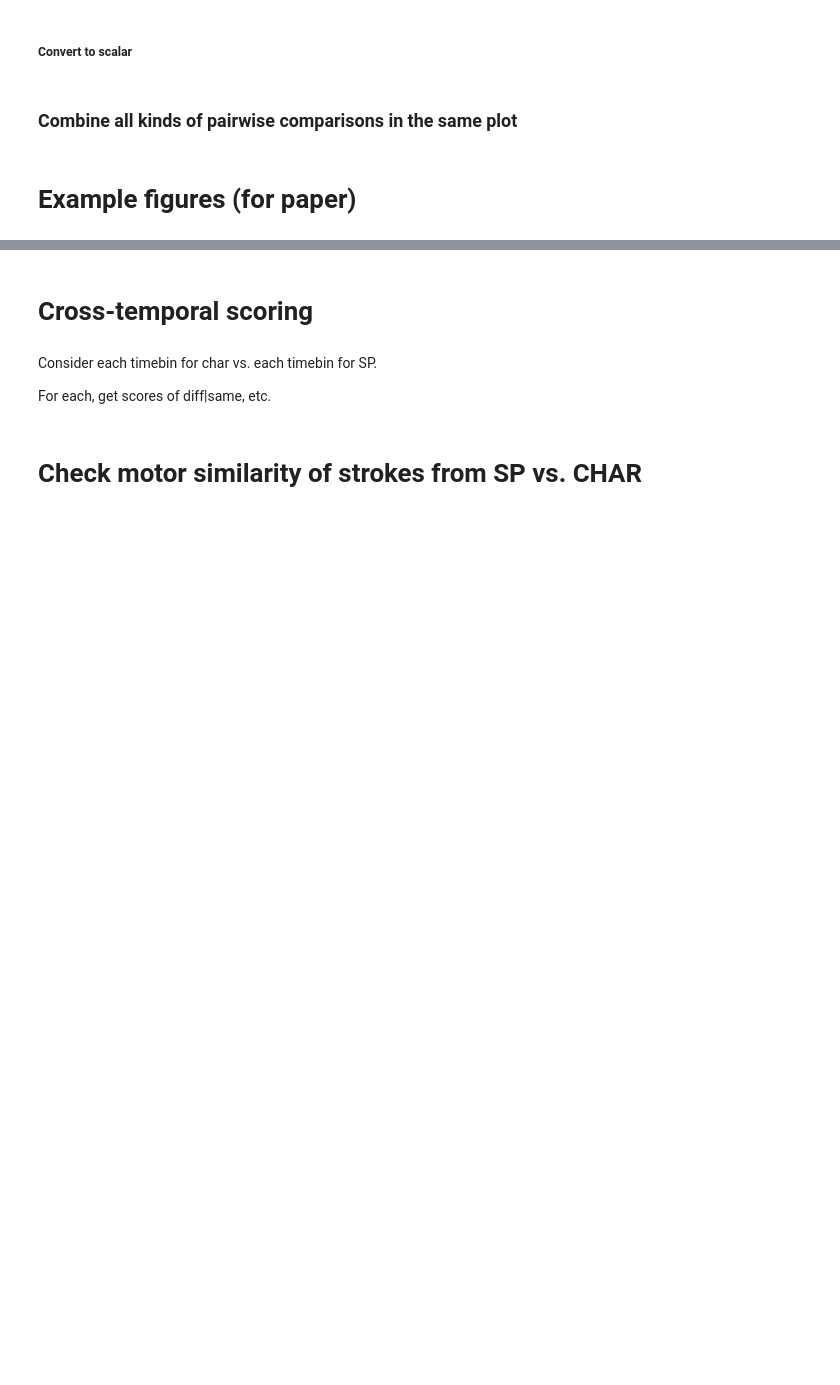
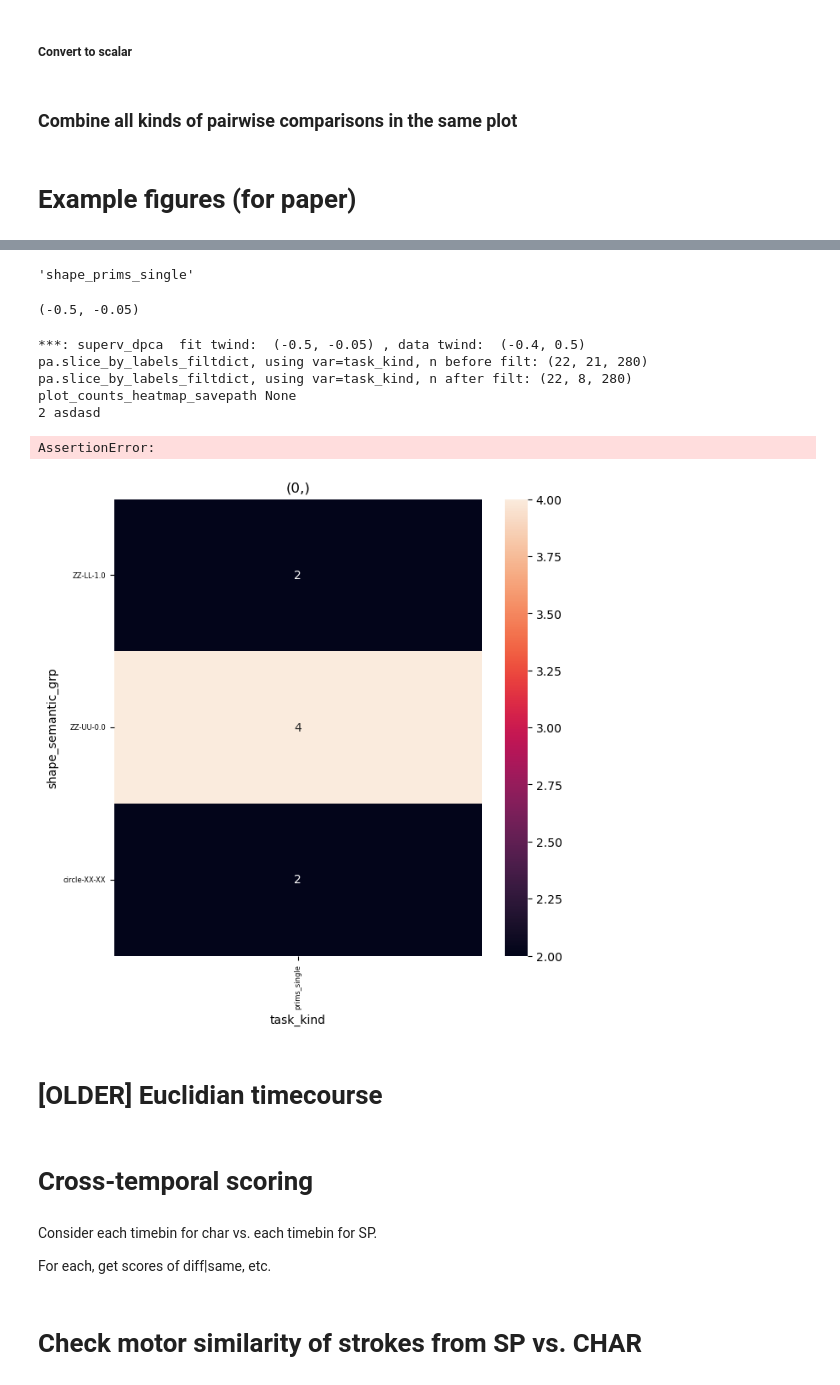
Before and after one commit to lucast4/neuralmonkey, a Jupyter notebook: neuralmonkey/notebooks_tutorials/241002_char_euclidian_pop.ipynb, the cells around one changed output, grey strips where cells are left out. Cells and saved outputs as stored; diff of their text form; code cells hidden in the pictures; blank space fills up the shorter version.

Commit message:
manuscript analyses in notebooks

```diff
--- a/neuralmonkey/notebooks_tutorials/241002_char_euclidian_pop.ipynb
+++ b/neuralmonkey/notebooks_tutorials/241002_char_euclidian_pop.ipynb
@@ -27,7 +30,7 @@ from neuralmonkey.classes.population_mult import extract_single_pa
 # version = "stroke"
 
 animal = "Diego"
-date = 231220
+date = 231120
 combine = True
 question = "CHAR_BASE_stroke"
 version = "stroke"
@@ -881,31 +876,0 @@ pa
-# %%
-
-# For raw data, pick out 10 neurons
-if False:
-    from neuralmonkey.metrics.scalar import _calc_modulation_by_frsm_event_aligned_time
-    res = []
-    for i, chan in enumerate(PA.Chans):
-        frmat = PA.X[i, :, :]
-        r2 = _calc_modulation_by_frsm_event_aligned_time(frmat)
-        res.append({
-            "r2":r2,
-            "chan":chan,
-            "indchan":i
-        })
-    animal, date
-    df = pd.DataFrame(res)
-    import seaborn as sns
-    fig = sns.catplot(data=df, x="chan", y="r2", aspect=2.5, kind="bar")
-    from pythonlib.tools.snstools import rotateLabel
-    rotateLabel(fig)
-    nchans = 10
-    list_indchan = df.sort_values("r2", ascending=False)["indchan"].tolist()[:nchans]
-    PA = PA.slice_by_dim_indices_wrapper("chans", list_indchan)
-
-# for each neuron get its
-if False:
-    # too many plots
-    import os
-    savedir = "/tmp/HEATMAPS"
-    os.makedirs(savedir, exist_ok=True)
-    plot_heatmap_firing_rates_all(PA, savedir)
@@ -986,0 +903,2 @@ beh_plot_event_timing_stroke(PA, animal, date, savedir, MS=MS)
+# %%
+DFallpa = DFallpa.loc[[1],:]
@@ -986,0 +1181,23 @@ beh_plot_event_timing_stroke(PA, animal, date, savedir, MS=MS)
+# %%
+subspace_projection
+# %% [output]
+'shape_prims_single'
+# %%
+subspace_projection_fitting_twindsubspace_projection_fitting_twind
+# %% [output]
+(-0.5, -0.05)
+# %%
+PAthisRedu = _preprocess_pa_dim_reduction(PAthis, subspace_projection, subspace_projection_fitting_twind,
+        twind_analy, tbin_dur, tbin_slide, savedir=None, raw_subtract_mean_each_timepoint=False,
+        inds_pa_fit=test_inds, inds_pa_final=train_inds)
+print(PAthisRedu)
+# %% [output]
+***: superv_dpca  fit twind:  (-0.5, -0.05) , data twind:  (-0.4, 0.5)
+pa.slice_by_labels_filtdict, using var=task_kind, n before filt: (22, 21, 280)
+pa.slice_by_labels_filtdict, using var=task_kind, n after filt: (22, 8, 280)
+plot_counts_heatmap_savepath None
+2 asdasd
+AssertionError:
+[figure, added]
+# %% [markdown]
+# [OLDER] Euclidian timecourse
```
Also changed, not shown: parts of 31 cells of this notebook, 3 other files.
